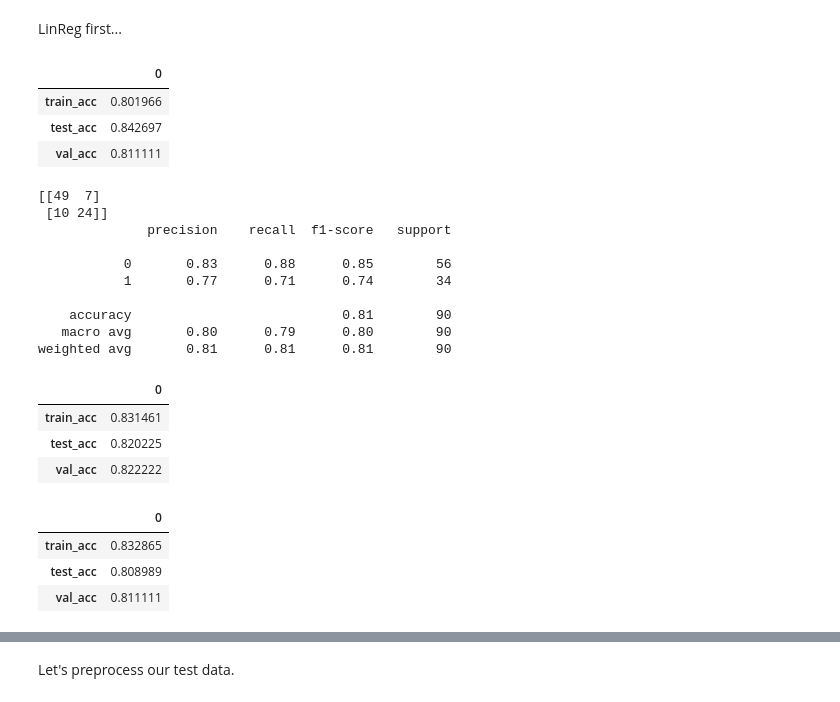
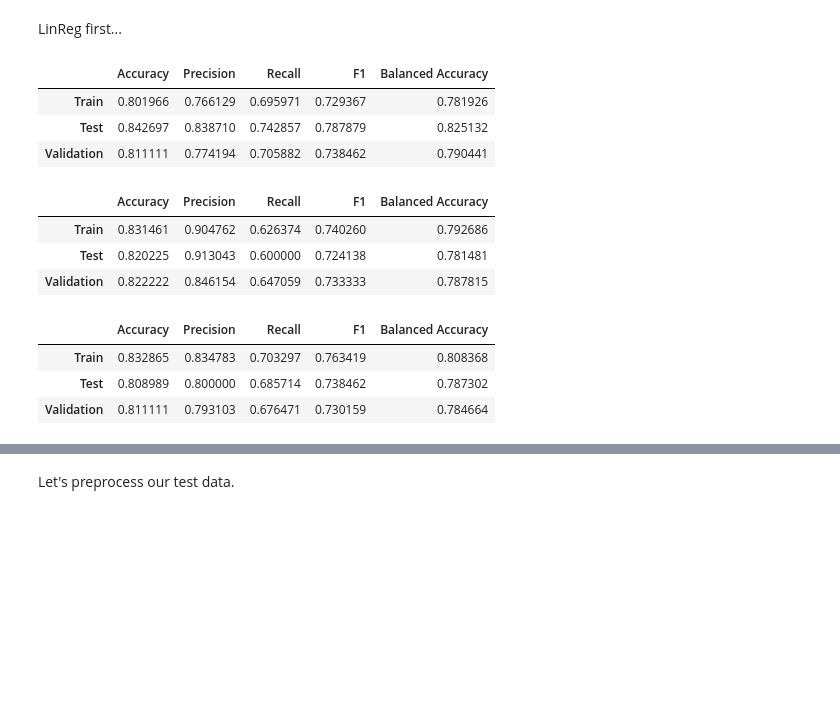
Before and after one commit to TosinPhillip/Titanic-Survival-Prediction-Challenge, a Jupyter notebook: titanic.ipynb, the cells around one changed output, grey strips where cells are left out. Cells and saved outputs as stored; diff of their text form; code cells hidden in the pictures; blank space fills up the shorter version.

Commit message:
Another model and evaluation
Added the Random Forest Classifier and assessed it (and previous models) using the Balanced accuracy score and the F1 score

```diff
--- a/titanic.ipynb
+++ b/titanic.ipynb
@@ -223,57 +224,68 @@ X_train, X_hold, y_train, y_hold = train_test_split(X, y, test_size=.2, random_s
 X_test, X_val, y_test, y_val = train_test_split(X_hold, y_hold, test_size=.5, random_state=123)
 # %% [markdown]
 Let's define an assessment function
-# %%
-def assess(model):
-    train_acc = model.score(X_train, y_train)
-    test_acc = model.score(X_test, y_test)
-    val_acc = model.score(X_val, y_val)
-    df = pd.DataFrame([train_acc, test_acc, val_acc], index=['train_acc', 'test_acc', 'val_acc'])
-    display(df)
-
-def deep_asess(model, true, train):
-    print(sklearn.metrics.confusion_matrix(true, model.predict(train)))
-    print(sklearn.metrics.classification_report(true, model.predict(train)))
+# %%
+def assess(model):
+    train_acc = model.score(X_train, y_train)
+    train_prec = sklearn.metrics.precision_score(y_train, model.predict(X_train))
+    train_rec = sklearn.metrics.recall_score(y_train, model.predict(X_train))
+    train_f1 = sklearn.metrics.f1_score(y_train, model.predict(X_train))
+    train_bal_acc = sklearn.metrics.balanced_accuracy_score(y_train, model.predict(X_train))
+
+    test_acc = model.score(X_test, y_test)
+    test_prec = sklearn.metrics.precision_score(y_test, model.predict(X_test))
+    test_rec = sklearn.metrics.recall_score(y_test, model.predict(X_test))
+    test_f1 = sklearn.metrics.f1_score(y_test, model.predict(X_test))
+    test_bal_acc = sklearn.metrics.balanced_accuracy_score(y_test, model.predict(X_test))
+
+    val_acc = model.score(X_val, y_val)
+    val_prec = sklearn.metrics.precision_score(y_val, model.predict(X_val))
+    val_rec = sklearn.metrics.recall_score(y_val, model.predict(X_val))
+    val_f1 = sklearn.metrics.f1_score(y_val, model.predict(X_val))
+    val_bal_acc = sklearn.metrics.balanced_accuracy_score(y_val, model.predict(X_val))
+
+    df = pd.DataFrame({
+        'Accuracy': [train_acc, test_acc, val_acc],
+        'Precision': [train_prec, test_prec, val_prec],
+        'Recall':[train_rec, test_rec, val_rec],
+        'F1':[train_f1, test_f1, val_f1],
+        'Balanced Accuracy':[train_bal_acc, test_bal_acc, val_bal_acc]
+        }, index=['Train', 'Test', 'Validation'])
+    display(df)
+
+def deep_asess(model, true, train):
+    print(sklearn.metrics.confusion_matrix(true, model.predict(train)))
+    print(sklearn.metrics.classification_report(true, model.predict(train)))
 # %% [markdown]
 LinReg first...
 # %%
 log_reg = LogisticRegression(max_iter=1000)
 log_reg.fit(X_train, y_train)
 
 assess(log_reg)
-deep_asess(log_reg, y_val, X_val)
+#deep_asess(log_reg, y_val, X_val)
 # %% [output]
-|  | 0 |
-| train_acc | 0.801966 |
-| test_acc | 0.842697 |
-| val_acc | 0.811111 |
+|  | Accuracy | Precision | Recall | F1 | Balanced Accuracy |
+| Train | 0.801966 | 0.766129 | 0.695971 | 0.729367 | 0.781926 |
+| Test | 0.842697 | 0.838710 | 0.742857 | 0.787879 | 0.825132 |
+| Validation | 0.811111 | 0.774194 | 0.705882 | 0.738462 | 0.790441 |
-[[49  7]
- [10 24]]
-              precision    recall  f1-score   support
-
-           0       0.83      0.88      0.85        56
-           1       0.77      0.71      0.74        34
-
-    accuracy                           0.81        90
-   macro avg       0.80      0.79      0.80        90
-weighted avg       0.81      0.81      0.81        90
 # %%
 dtc = DecisionTreeClassifier(max_depth=4, min_samples_leaf=2, random_state=123)
 dtc.fit(X_train, y_train)
 
 assess(dtc)
 # %% [output]
-|  | 0 |
-| train_acc | 0.831461 |
-| test_acc | 0.820225 |
-| val_acc | 0.822222 |
+|  | Accuracy | Precision | Recall | F1 | Balanced Accuracy |
+| Train | 0.831461 | 0.904762 | 0.626374 | 0.740260 | 0.792686 |
+| Test | 0.820225 | 0.913043 | 0.600000 | 0.724138 | 0.781481 |
+| Validation | 0.822222 | 0.846154 | 0.647059 | 0.733333 | 0.787815 |
 # %%
 etc = ExtraTreeClassifier(splitter='best', max_depth=4, min_samples_leaf=2, random_state=123)
 etc.fit(X_train, y_train)
 
 assess(etc)
 # %% [output]
-|  | 0 |
-| train_acc | 0.832865 |
-| test_acc | 0.808989 |
-| val_acc | 0.811111 |
+|  | Accuracy | Precision | Recall | F1 | Balanced Accuracy |
+| Train | 0.832865 | 0.834783 | 0.703297 | 0.763419 | 0.808368 |
+| Test | 0.808989 | 0.800000 | 0.685714 | 0.738462 | 0.787302 |
+| Validation | 0.811111 | 0.793103 | 0.676471 | 0.730159 | 0.784664 |
```
Also changed, not shown: parts of 3 cells of this notebook, 1 other file.
